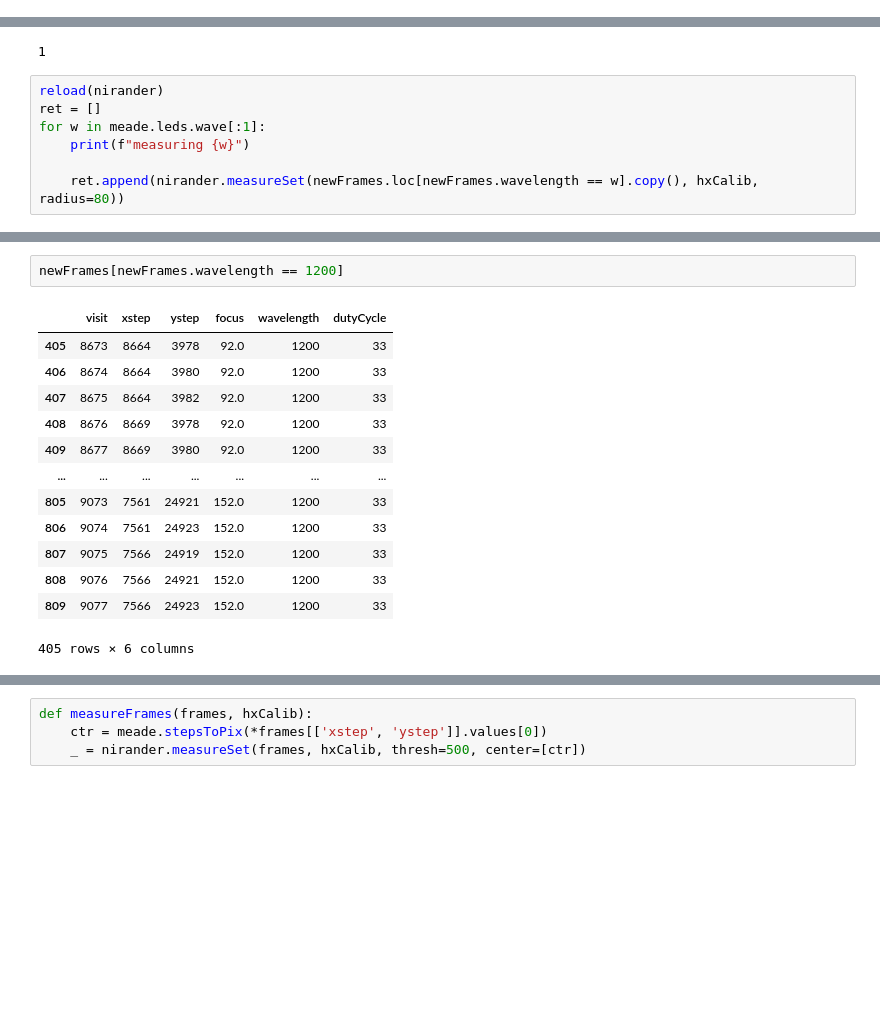
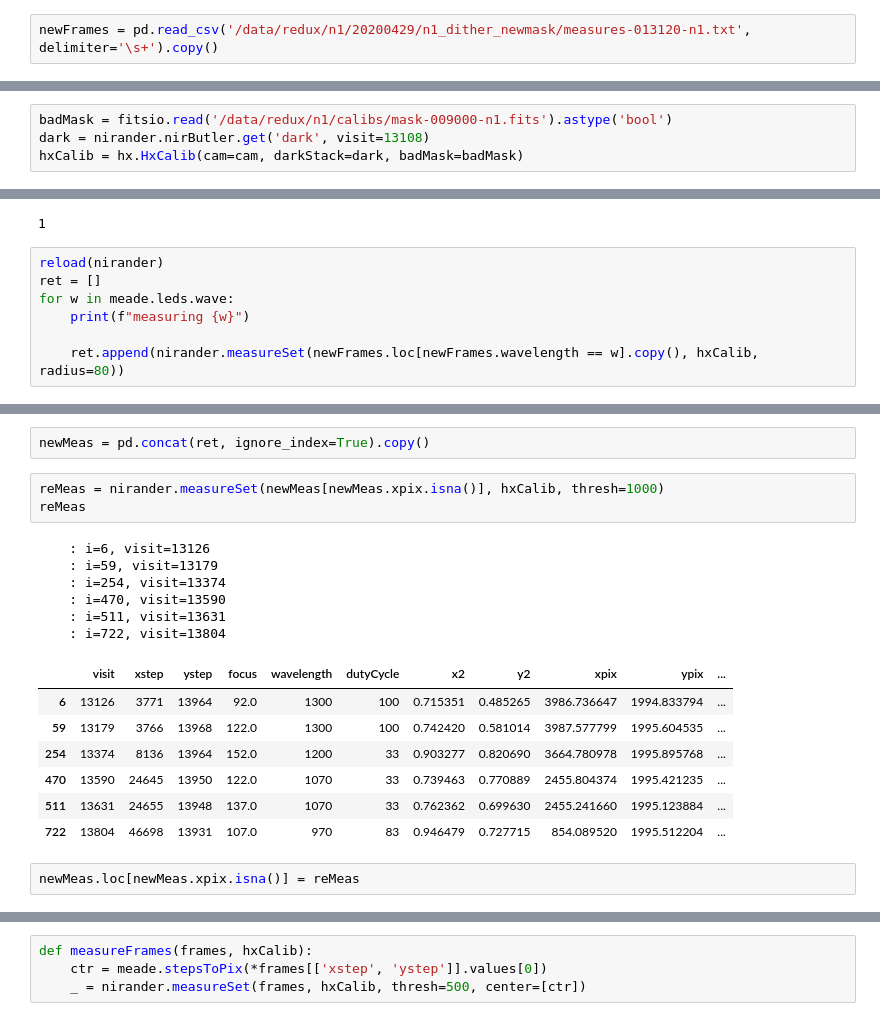
Before and after one commit to CraigLoomis/ics_hxutils, a Jupyter notebook: notebooks/dithers.ipynb, the cells around one changed output, grey strips where cells are left out. Drawn from its saved outputs; the diff is of its cells as text; blank space fills up the shorter version.

```diff
--- a/notebooks/dithers.ipynb
+++ b/notebooks/dithers.ipynb
@@ -267 +274,3 @@ frames_1085_122.wavelength = 1085
+# %%
+newFrames = pd.read_csv('/data/redux/n1/20200429/n1_dither_newmask/measures-013120-n1.txt', delimiter='\s+').copy()
 # %%
@@ -292,0 +280,4 @@ newFrames = pd.concat([newFrames1, newFrames2], ignore_index=True).copy()
+# %%
+badMask = fitsio.read('/data/redux/n1/calibs/mask-009000-n1.fits').astype('bool')
+dark = nirander.nirButler.get('dark', visit=13108)
+hxCalib = hx.HxCalib(cam=cam, darkStack=dark, badMask=badMask)
@@ -309,7 +327,7 @@ d1.set_np2arr(hxCalib.isr(visit=8316))
 # %%
 reload(nirander)
 ret = []
-for w in meade.leds.wave[:1]:
+for w in meade.leds.wave:
     print(f"measuring {w}")
 
     ret.append(nirander.measureSet(newFrames.loc[newFrames.wavelength == w].copy(), hxCalib, radius=80))
@@ -335,19 +355,24 @@ Name: 404, dtype: float64
-# %%
-newFrames[newFrames.wavelength == 1200]
-# %% [output]
-|  | visit | xstep | ystep | focus | wavelength | dutyCycle |
-| 405 | 8673 | 8664 | 3978 | 92.0 | 1200 | 33 |
-| 406 | 8674 | 8664 | 3980 | 92.0 | 1200 | 33 |
-| 407 | 8675 | 8664 | 3982 | 92.0 | 1200 | 33 |
-| 408 | 8676 | 8669 | 3978 | 92.0 | 1200 | 33 |
-| 409 | 8677 | 8669 | 3980 | 92.0 | 1200 | 33 |
-| ... | ... | ... | ... | ... | ... | ... |
-| 805 | 9073 | 7561 | 24921 | 152.0 | 1200 | 33 |
-| 806 | 9074 | 7561 | 24923 | 152.0 | 1200 | 33 |
-| 807 | 9075 | 7566 | 24919 | 152.0 | 1200 | 33 |
-| 808 | 9076 | 7566 | 24921 | 152.0 | 1200 | 33 |
-| 809 | 9077 | 7566 | 24923 | 152.0 | 1200 | 33 |
-405 rows × 6 columns
+# %%
+newMeas = pd.concat(ret, ignore_index=True).copy()
+# %%
+reMeas = nirander.measureSet(newMeas[newMeas.xpix.isna()], hxCalib, thresh=1000)
+reMeas
+# %% [output]
+    : i=6, visit=13126
+    : i=59, visit=13179
+    : i=254, visit=13374
+    : i=470, visit=13590
+    : i=511, visit=13631
+    : i=722, visit=13804
+|  | visit | xstep | ystep | focus | wavelength | dutyCycle | x2 | y2 | xpix | ypix | ... |
+| 6 | 13126 | 3771 | 13964 | 92.0 | 1300 | 100 | 0.715351 | 0.485265 | 3986.736647 | 1994.833794 | ... |
+| 59 | 13179 | 3766 | 13968 | 122.0 | 1300 | 100 | 0.742420 | 0.581014 | 3987.577799 | 1995.604535 | ... |
+| 254 | 13374 | 8136 | 13964 | 152.0 | 1200 | 33 | 0.903277 | 0.820690 | 3664.780978 | 1995.895768 | ... |
+| 470 | 13590 | 24645 | 13950 | 122.0 | 1070 | 33 | 0.739463 | 0.770889 | 2455.804374 | 1995.421235 | ... |
+| 511 | 13631 | 24655 | 13948 | 137.0 | 1070 | 33 | 0.762362 | 0.699630 | 2455.241660 | 1995.123884 | ... |
+| 722 | 13804 | 46698 | 13931 | 107.0 | 970 | 83 | 0.946479 | 0.727715 | 854.089520 | 1995.512204 | ... |
+# %%
+newMeas.loc[newMeas.xpix.isna()] = reMeas
 # %%
 from pfs.utils import butler
 reload(butler)
```
Also changed, not shown: parts of 25 cells of this notebook, 1 other file.
